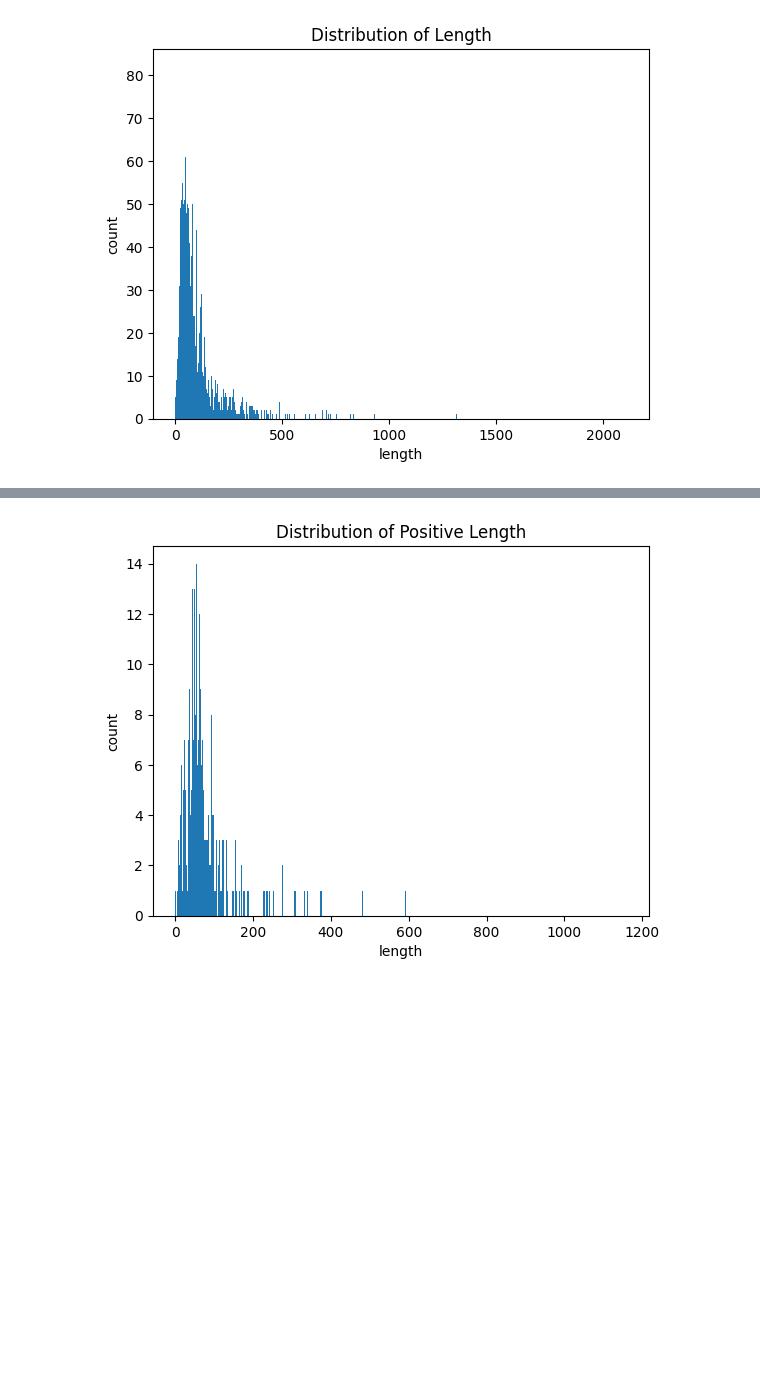
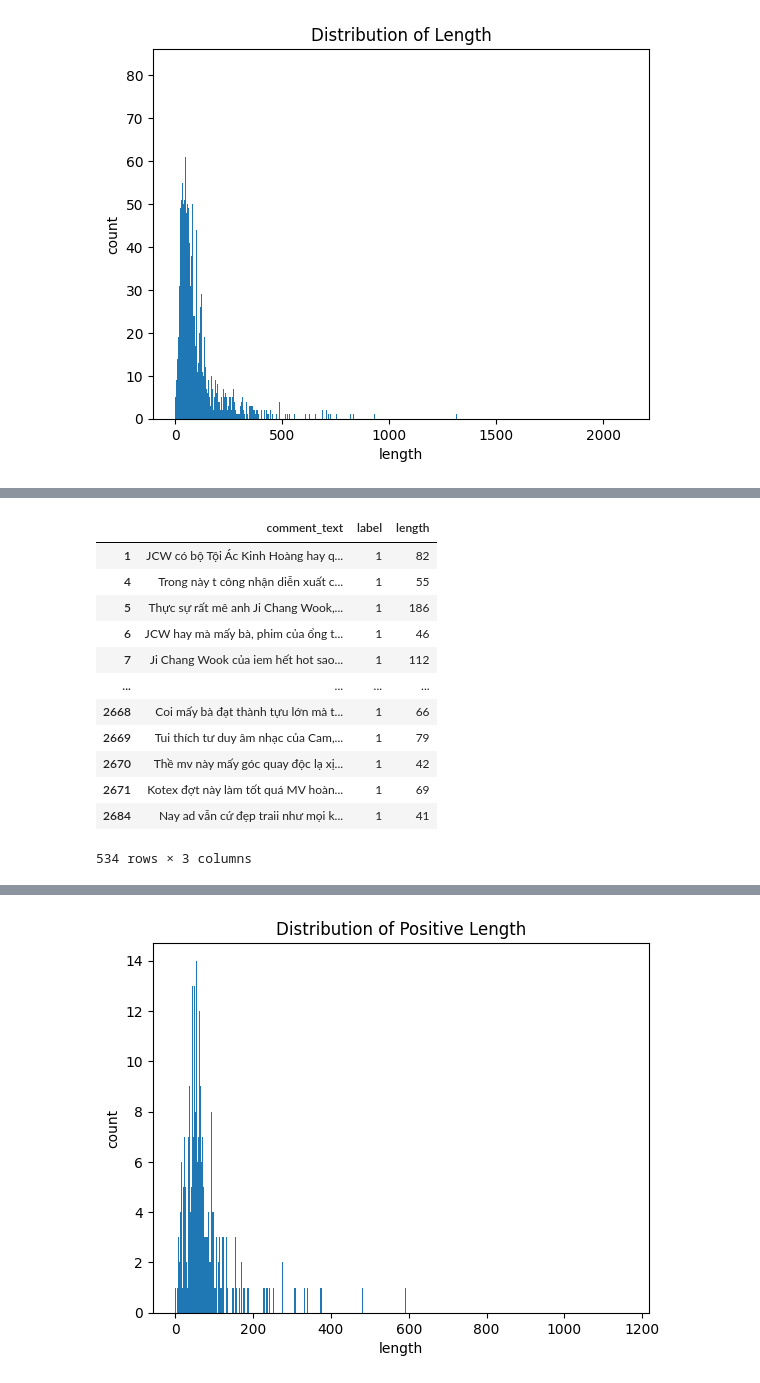
Before and after one commit to thuthao444/Sentiment-analysis, a Jupyter notebook: visualize.ipynb, the cells around one changed output, grey strips where cells are left out. Cells and saved outputs as stored; diff of their text form; code cells hidden in the pictures; blank space fills up the shorter version.

```diff
--- a/visualize.ipynb
+++ b/visualize.ipynb
@@ -65,0 +73,16 @@ negative.head()
+# %%
+positive
+# %% [output]
+|  | comment_text | label | length |
+| 1 | JCW có bộ Tội Ác Kinh Hoàng hay q... | 1 | 82 |
+| 4 | Trong này t công nhận diễn xuất c... | 1 | 55 |
+| 5 | Thực sự rất mê anh Ji Chang Wook,... | 1 | 186 |
+| 6 | JCW hay mà mấy bà, phim của ổng t... | 1 | 46 |
+| 7 | Ji Chang Wook của iem hết hot sao... | 1 | 112 |
+| ... | ... | ... | ... |
+| 2668 | Coi mấy bà đạt thành tựu lớn mà t... | 1 | 66 |
+| 2669 | Tui thích tư duy âm nhạc của Cam,... | 1 | 79 |
+| 2670 | Thề mv này mấy góc quay độc lạ xị... | 1 | 42 |
+| 2671 | Kotex đợt này làm tốt quá MV hoàn... | 1 | 69 |
+| 2684 | Nay ad vẫn cứ đẹp traii như mọi k... | 1 | 41 |
+534 rows × 3 columns
```
Also changed, not shown: parts of 11 cells of this notebook, 6 other files.
